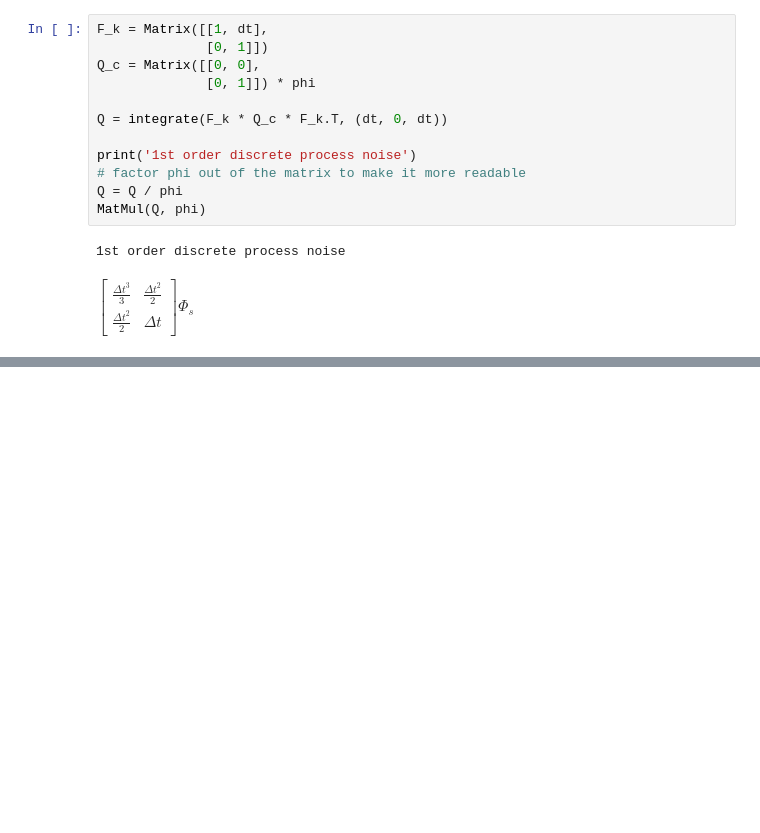
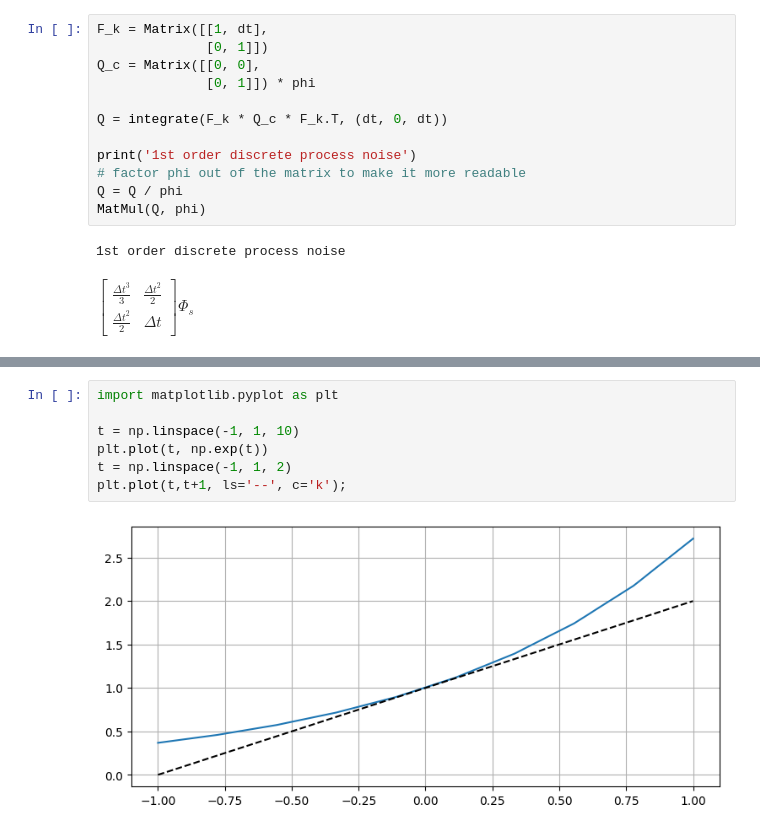
Before and after one commit to logan8866/Kalman-Filter-Programming, a Jupyter notebook: 07 卡尔曼滤波器的数学原理.ipynb, the cells around one changed output, grey strips where cells are left out. Drawn from its saved outputs; the diff is of its cells as text; blank space fills up the shorter version.

```diff
--- a/07 卡尔曼滤波器的数学原理.ipynb
+++ b/07 卡尔曼滤波器的数学原理.ipynb
@@ -466,0 +766,9 @@ $\displaystyle \left[\begin{matrix}\frac{\Delta{t}^{3}}{3} & \frac{\Delta{t}^{2}
+# %%
+import matplotlib.pyplot as plt
+
+t = np.linspace(-1, 1, 10)
+plt.plot(t, np.exp(t))
+t = np.linspace(-1, 1, 2)
+plt.plot(t,t+1, ls='--', c='k');
+# %% [output]
+[figure, added]
```
Also changed, not shown: parts of 36 cells of this notebook, 1 other file.
